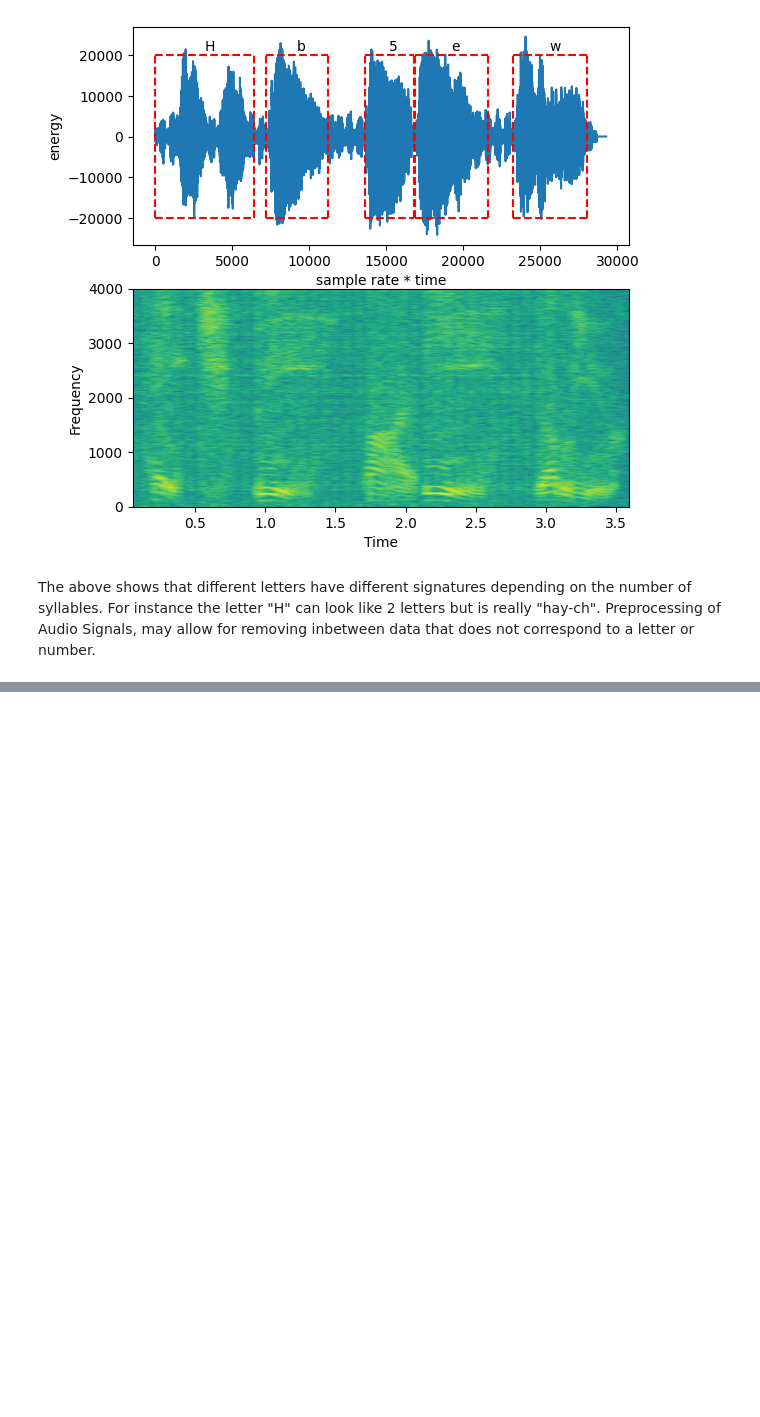
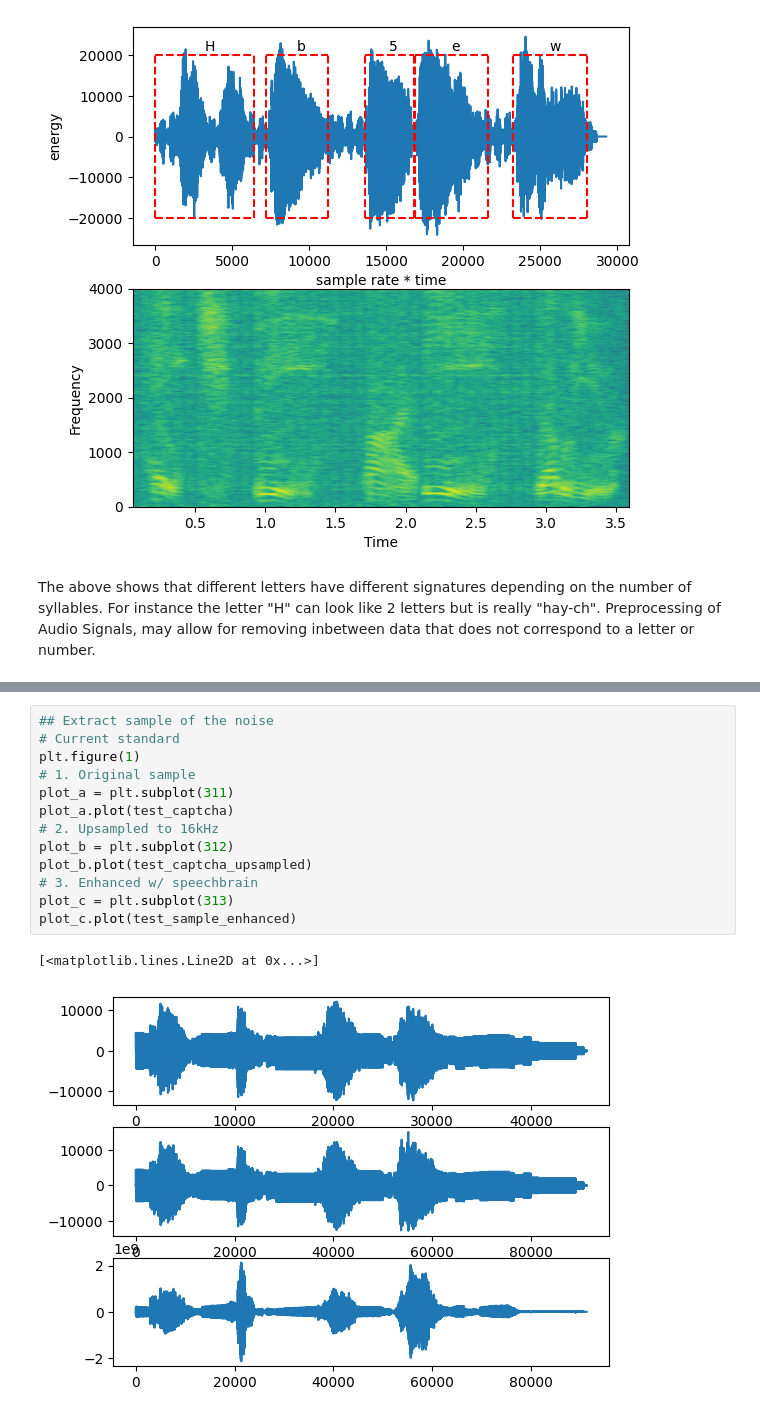
Before and after one commit to Hardhat-Enterprises/breaking-captcha, a Jupyter notebook: Teams_T2_2022/Audio_CAPTCHA/r-and-d/transformers.ipynb, the cells around one changed output, grey strips where cells are left out. Saved outputs shown, nothing was run; the diff lists cells and outputs as text; blank space fills up the shorter version.

Commit message:
RANDD: Explore different desnoising and enhancement. Try Pretrained Speech2Text.

```diff
--- a/Teams_T2_2022/Audio_CAPTCHA/r-and-d/transformers.ipynb
+++ b/Teams_T2_2022/Audio_CAPTCHA/r-and-d/transformers.ipynb
@@ -84,0 +206,16 @@ Preprocessing of Audio Signals, may allow for removing inbetween data that does
+# %%
+## Extract sample of the noise
+# Current standard
+plt.figure(1)
+# 1. Original sample
+plot_a = plt.subplot(311)
+plot_a.plot(test_captcha)
+# 2. Upsampled to 16kHz
+plot_b = plt.subplot(312)
+plot_b.plot(test_captcha_upsampled)
+# 3. Enhanced w/ speechbrain
+plot_c = plt.subplot(313)
+plot_c.plot(test_sample_enhanced)
+# %% [output]
+[<matplotlib.lines.Line2D at 0x...>]
+[figure, added]
```
Also changed, not shown: parts of 24 cells of this notebook, 5 other files.
